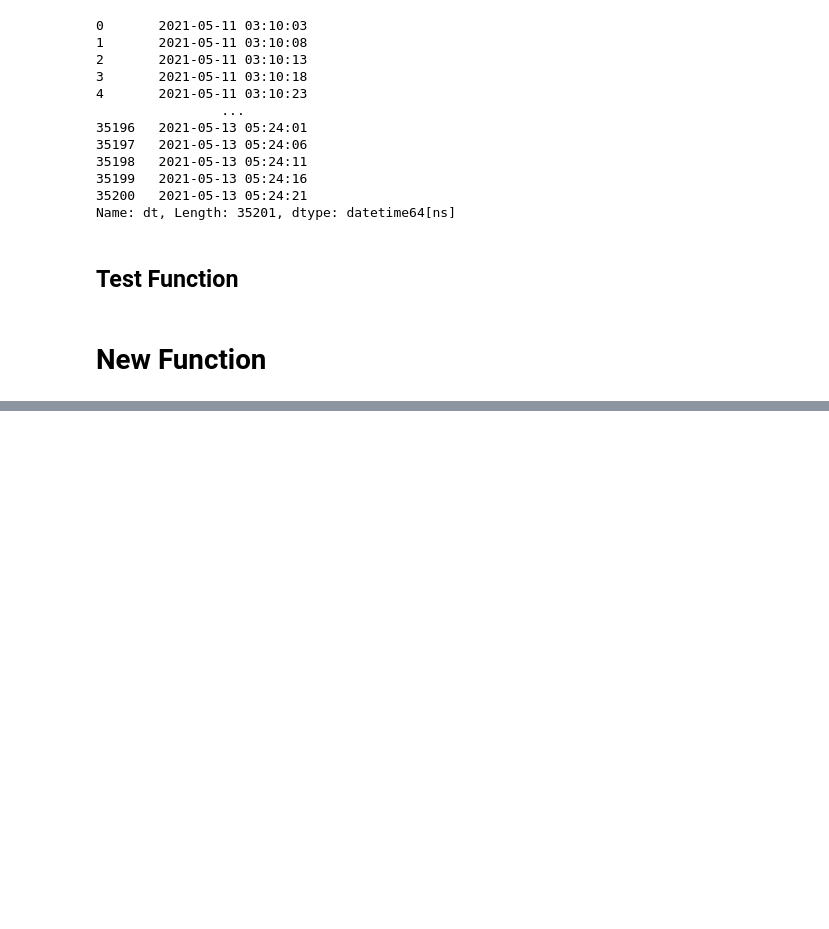
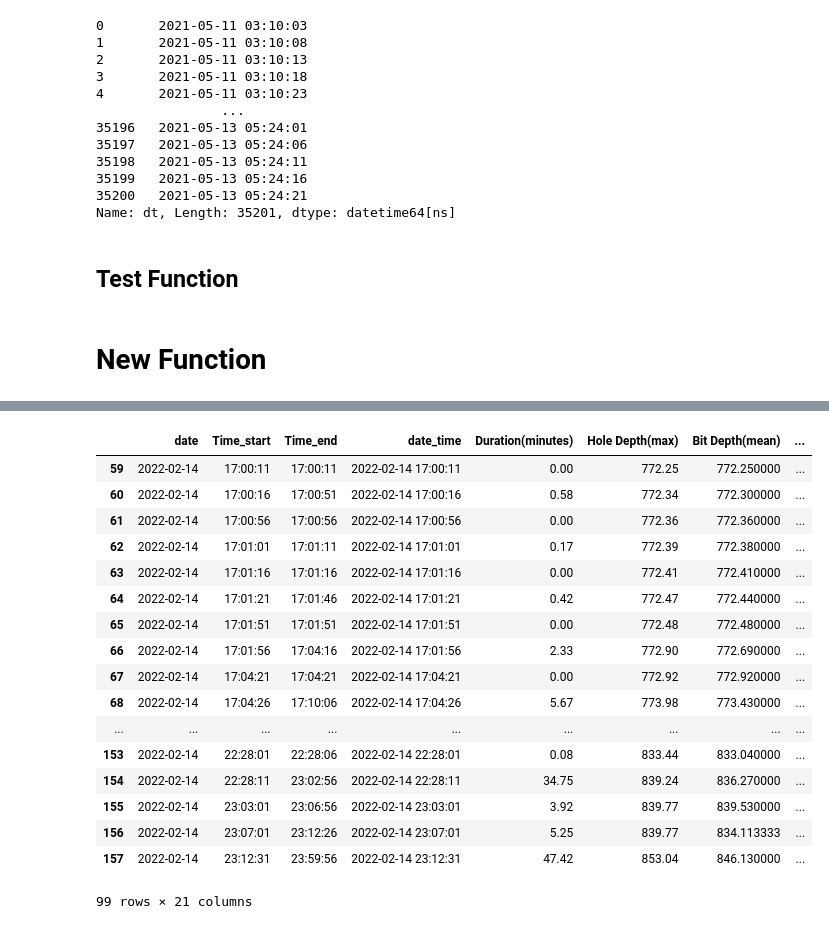
Before and after one commit to 71unxv/MIH-Dashboard-Project, a Jupyter notebook: 07_CreateDurationCalcFunction.ipynb, the cells around one changed output, grey strips where cells are left out. Drawn from its saved outputs; the diff is of its cells as text; code cells hidden in the pictures; blank space fills up the shorter version.

```diff
--- a/07_CreateDurationCalcFunction.ipynb
+++ b/07_CreateDurationCalcFunction.ipynb
@@ -289,0 +357,4 @@ aa[2]
+# %%
+MasterReport_DF_Web = pd.read_csv("Data\\Master_Report\\KS ORKA_SMP AAE-08_ActivitySummary.csv", index_col=0)
+MasterReport_DF_Web['MERGE_SubActivity-Activity'] = MasterReport_DF_Web['LABEL_Activity'] + "--"+MasterReport_DF_Web['LABEL_SubActivity']
+MasterReport_DF_Web
@@ -289,0 +375,18 @@ aa[2]
+# %%
+
+
+
+for idx, row in MasterReport_DF_Web[MasterReport_DF_Web['LABEL_SubActivity'].isin(["Look and define", "FALSE/Check"])].iterrows():
+    if idx > 0:
+        if MasterReport_DF_Web.loc[idx-1, 'LABEL_SubActivity'] == MasterReport_DF_Web.loc[idx+1, 'LABEL_SubActivity']:
+            MasterReport_DF_Web.loc[idx, 'LABEL_SubActivity'] = MasterReport_DF_Web.loc[idx-1, 'LABEL_SubActivity']
+# %%
+pd.set_option("display.max_rows", 100)
+idx_same = MasterReport_DF_Web.index[MasterReport_DF_Web['LABEL_SubActivity'].isin(["Look and define", "FALSE/Check"])]
+idx_before = idx_same - 1
+idx_same = idx_same[idx_before>0]
+idx_before = idx_before[idx_before>0]
+
+MasterReport_DF_Web.loc[idx_same, 'LABEL_SubActivity'] = MasterReport_DF_Web.loc[idx_before, 'LABEL_SubActivity'].values
+MasterReport_DF_Web['MERGE_SubActivity-Activity'] = MasterReport_DF_Web['LABEL_Activity'] + "--"+MasterReport_DF_Web['LABEL_SubActivity']
+MasterReport_DF_Web
@@ -289,0 +583,32 @@ aa[2]
+# %%
+MasterReport_DF = pd.read_excel('Data\\Master_Report\\MasterReportTest.xlsx')
+# for i in MasterReport_DF.columns:
+#     print(i)
+
+# print('=======  WEB   ===========')
+
+
+
+MasterReport_DF_Web = pd.read_csv("Data\\Master_Report\\KS ORKA_SMP AAE-08_ActivitySummary.csv", index_col=0)
+labelStand(cleanFalseSensor(MasterReport_DF_Web)).tail(99)
+# for i in MasterReport_DF_Web:
+#     print(i)
+# %% [output]
+|  | date | Time_start | Time_end | date_time | Duration(minutes) | Hole Depth(max) | Bit Depth(mean) | ... |
+| 59 | 2022-02-14 | 17:00:11 | 17:00:11 | 2022-02-14 17:00:11 | 0.00 | 772.25 | 772.250000 | ... |
+| 60 | 2022-02-14 | 17:00:16 | 17:00:51 | 2022-02-14 17:00:16 | 0.58 | 772.34 | 772.300000 | ... |
+| 61 | 2022-02-14 | 17:00:56 | 17:00:56 | 2022-02-14 17:00:56 | 0.00 | 772.36 | 772.360000 | ... |
+| 62 | 2022-02-14 | 17:01:01 | 17:01:11 | 2022-02-14 17:01:01 | 0.17 | 772.39 | 772.380000 | ... |
+| 63 | 2022-02-14 | 17:01:16 | 17:01:16 | 2022-02-14 17:01:16 | 0.00 | 772.41 | 772.410000 | ... |
+| 64 | 2022-02-14 | 17:01:21 | 17:01:46 | 2022-02-14 17:01:21 | 0.42 | 772.47 | 772.440000 | ... |
+| 65 | 2022-02-14 | 17:01:51 | 17:01:51 | 2022-02-14 17:01:51 | 0.00 | 772.48 | 772.480000 | ... |
+| 66 | 2022-02-14 | 17:01:56 | 17:04:16 | 2022-02-14 17:01:56 | 2.33 | 772.90 | 772.690000 | ... |
+| 67 | 2022-02-14 | 17:04:21 | 17:04:21 | 2022-02-14 17:04:21 | 0.00 | 772.92 | 772.920000 | ... |
+| 68 | 2022-02-14 | 17:04:26 | 17:10:06 | 2022-02-14 17:04:26 | 5.67 | 773.98 | 773.430000 | ... |
+| ... | ... | ... | ... | ... | ... | ... | ... | ... |
+| 153 | 2022-02-14 | 22:28:01 | 22:28:06 | 2022-02-14 22:28:01 | 0.08 | 833.44 | 833.040000 | ... |
+| 154 | 2022-02-14 | 22:28:11 | 23:02:56 | 2022-02-14 22:28:11 | 34.75 | 839.24 | 836.270000 | ... |
+| 155 | 2022-02-14 | 23:03:01 | 23:06:56 | 2022-02-14 23:03:01 | 3.92 | 839.77 | 839.530000 | ... |
+| 156 | 2022-02-14 | 23:07:01 | 23:12:26 | 2022-02-14 23:07:01 | 5.25 | 839.77 | 834.113333 | ... |
+| 157 | 2022-02-14 | 23:12:31 | 23:59:56 | 2022-02-14 23:12:31 | 47.42 | 853.04 | 846.130000 | ... |
+99 rows × 21 columns
```
Also changed, not shown: parts of 12 cells of this notebook, 3 other files.
